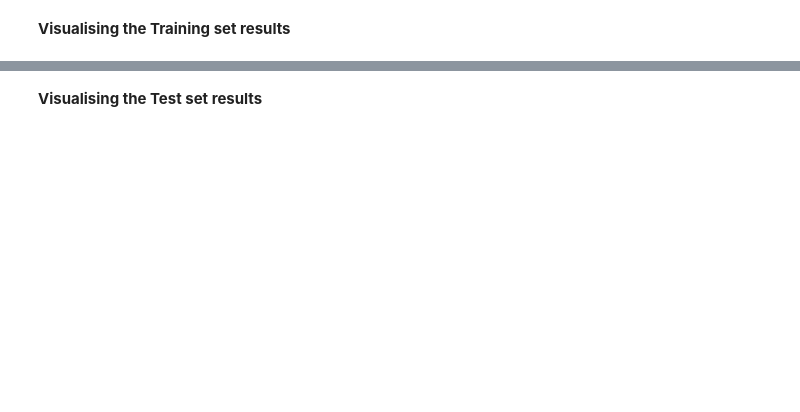
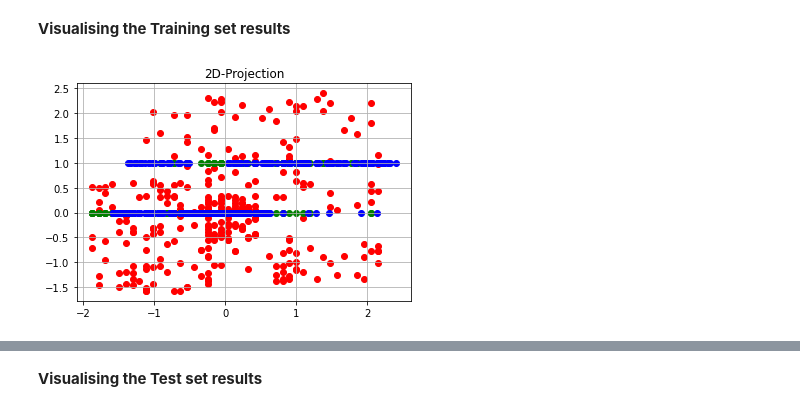
Before and after one commit to ajithspoojary/ML_Task7, a Jupyter notebook: Guvi_SVM_Assignment14.ipynb, the cells around one changed output, grey strips where cells are left out. Cells and saved outputs as stored; diff of their text form; code cells hidden in the pictures; blank space fills up the shorter version.

```diff
--- a/Guvi_SVM_Assignment14.ipynb
+++ b/Guvi_SVM_Assignment14.ipynb
@@ -7,2 +16,5 @@
 # %% [markdown]
 **Importing the dataset**
+# %%
+df = pd.read_csv("Social_Network_Ads.csv")
+df
@@ -19,2 +97,13 @@
 # %% [markdown]
 **Visualising the Training set results**
+# %%
+sample1 = ssx_train[:,0]
+sample2 = ssx_train[:,1]
+plt.scatter(sample1,sample2,c="r")
+plt.scatter(sample1,y_train,c="g")
+plt.scatter(sample2,y_train,c="b")
+plt.title("2D-Projection")
+plt.grid()
+plt.show()
+# %% [output]
+[figure, added]
```
Also changed, not shown: parts of 12 cells of this notebook.
